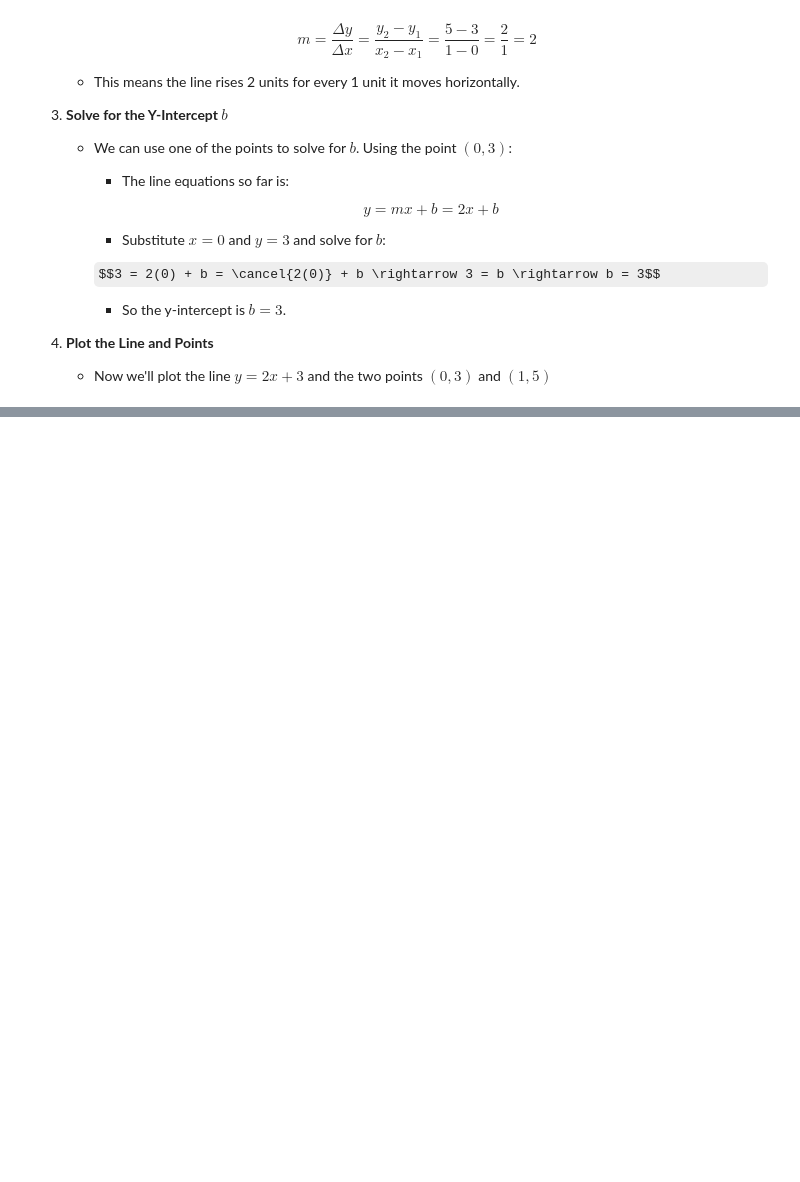
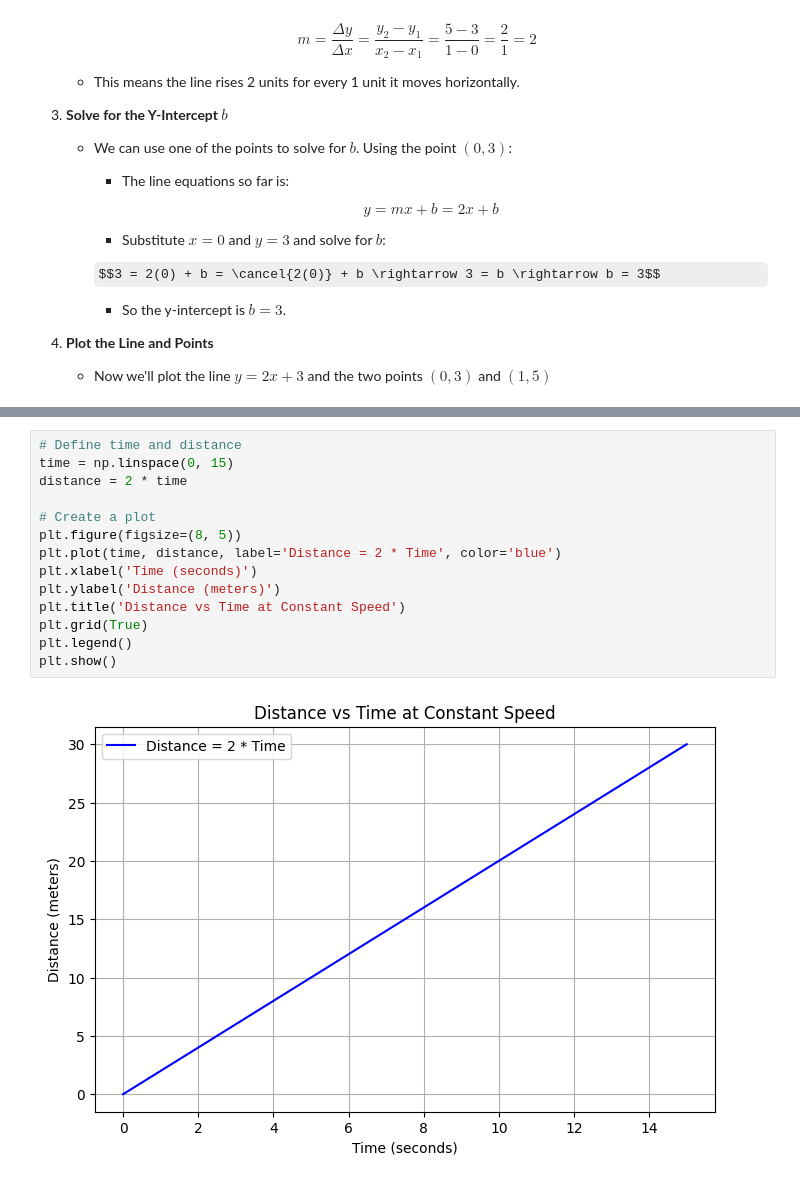
Before and after one commit to themarisolhernandez/ds-review-lessons, a Jupyter notebook: 05-calculus-and-l-algebra.ipynb, the cells around one changed output, grey strips where cells are left out. Cells and saved outputs as stored; diff of their text form; some formulas as TeX source; blank space fills up the shorter version.

```diff
--- a/05-calculus-and-l-algebra.ipynb
+++ b/05-calculus-and-l-algebra.ipynb
@@ -1317,0 +1536,16 @@ A **tangent line** to a curve at a point is a straight line that just touches th
+# %%
+# Define time and distance
+time = np.linspace(0, 15)
+distance = 2 * time
+
+# Create a plot
+plt.figure(figsize=(8, 5))
+plt.plot(time, distance, label='Distance = 2 * Time', color='blue')
+plt.xlabel('Time (seconds)')
+plt.ylabel('Distance (meters)')
+plt.title('Distance vs Time at Constant Speed')
+plt.grid(True)
+plt.legend()
+plt.show()
+# %% [output]
+[figure, added]
```
Also changed, not shown: parts of 17 cells of this notebook.
